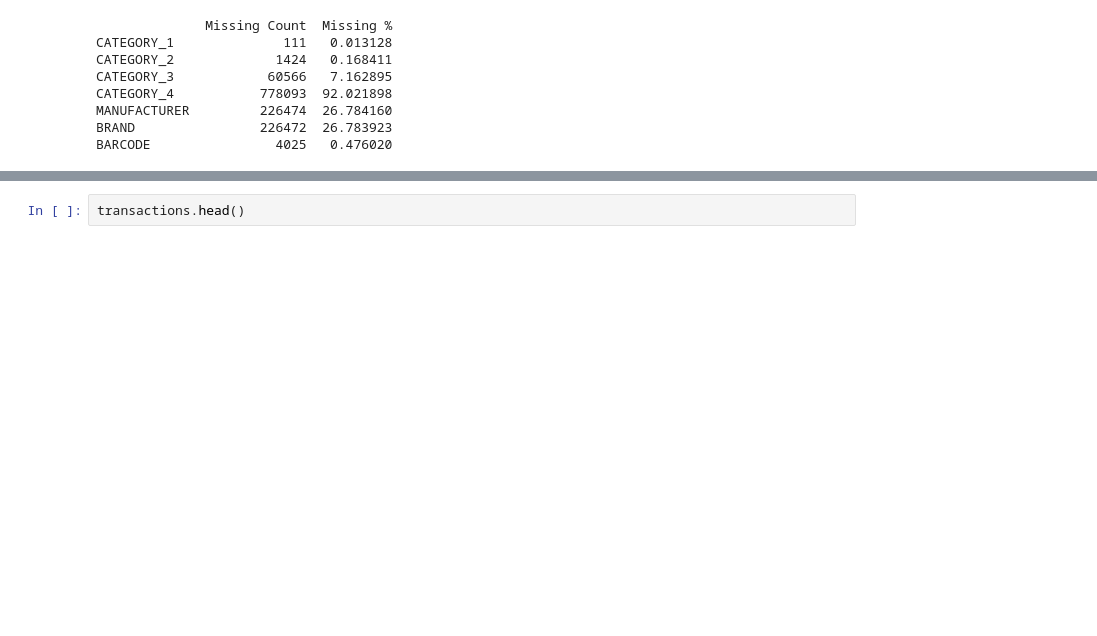
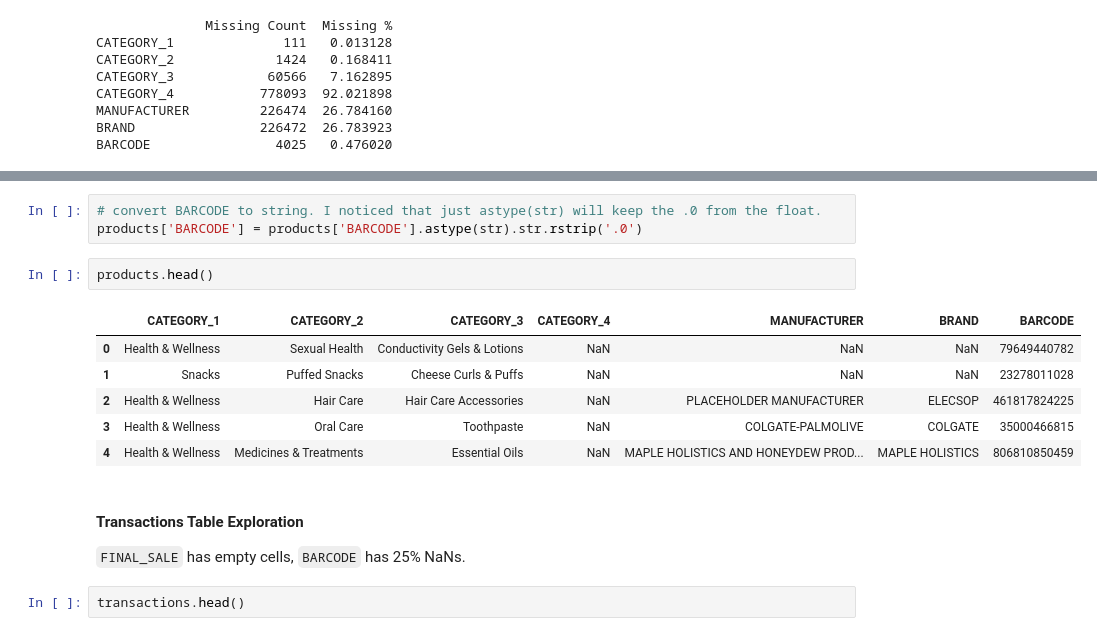
Before and after one commit to emumily/fetch-assignment, a Jupyter notebook: Fetch_Assignment_EmilyTang.ipynb, the cells around one changed output, grey strips where cells are left out. Saved outputs shown, nothing was run; the diff lists cells and outputs as text; blank space fills up the shorter version.

```diff
--- a/Fetch_Assignment_EmilyTang.ipynb
+++ b/Fetch_Assignment_EmilyTang.ipynb
@@ -97,3 +131,18 @@ BARCODE                4025   0.476020
+# %%
+# convert BARCODE to string. I noticed that just astype(str) will keep the .0 from the float.
+products['BARCODE'] = products['BARCODE'].astype(str).str.rstrip('.0')
+# %%
+products.head()
+# %% [output]
+|  | CATEGORY_1 | CATEGORY_2 | CATEGORY_3 | CATEGORY_4 | MANUFACTURER | BRAND | BARCODE |
+| 0 | Health & Wellness | Sexual Health | Conductivity Gels & Lotions | NaN | NaN | NaN | 79649440782 |
+| 1 | Snacks | Puffed Snacks | Cheese Curls & Puffs | NaN | NaN | NaN | 23278011028 |
+| 2 | Health & Wellness | Hair Care | Hair Care Accessories | NaN | PLACEHOLDER MANUFACTURER | ELECSOP | 461817824225 |
+| 3 | Health & Wellness | Oral Care | Toothpaste | NaN | COLGATE-PALMOLIVE | COLGATE | 35000466815 |
+| 4 | Health & Wellness | Medicines & Treatments | Essential Oils | NaN | MAPLE HOLISTICS AND HONEYDEW PROD... | MAPLE HOLISTICS | 806810850459 |
+# %% [markdown]
+#### Transactions Table Exploration
+`FINAL_SALE` has empty cells, `BARCODE` has 25% NaNs.
 # %%
 transactions.head()
 # %% [output]
```
Also changed, not shown: parts of 23 cells of this notebook.
